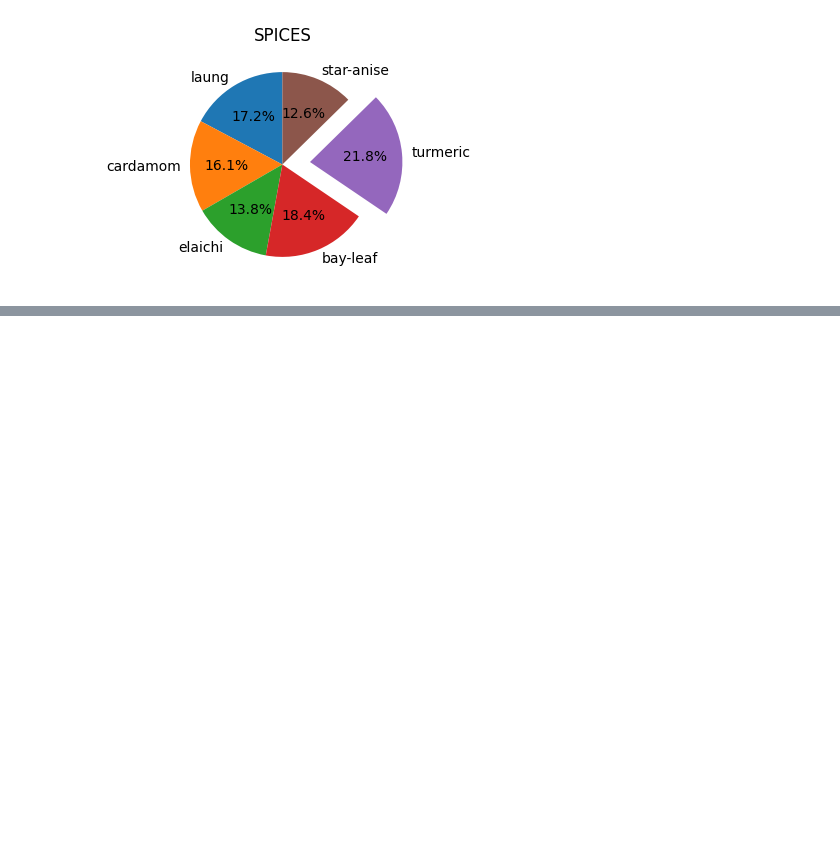
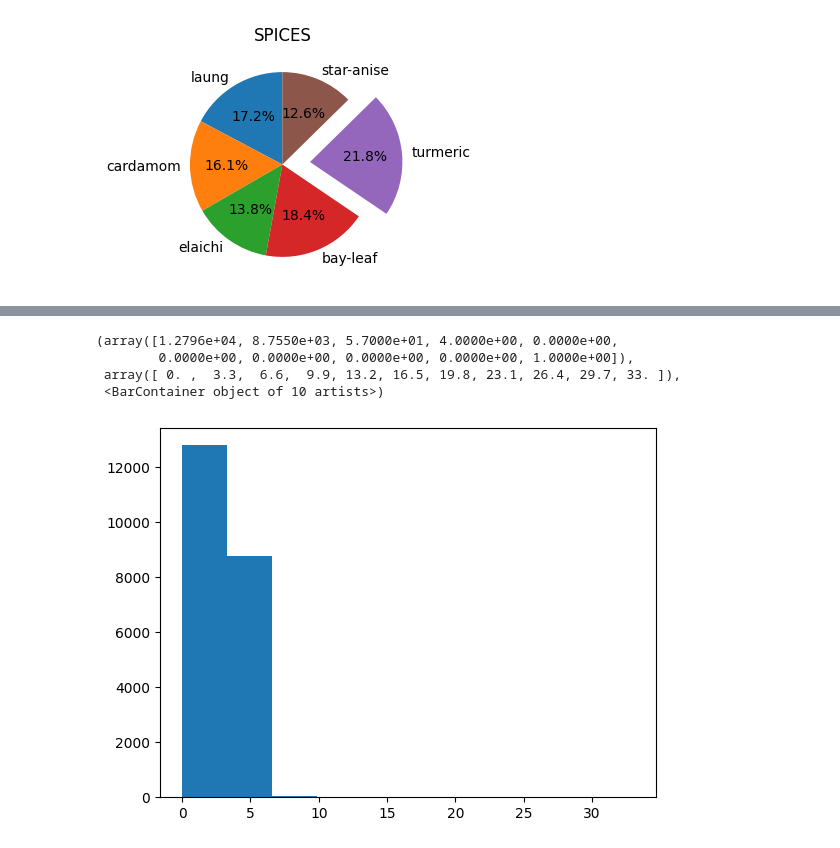
Before and after one commit to Nanditha-Prabhu/LearningDataSciencefund, a Jupyter notebook: matplotlib.ipynb, the cells around one changed output, grey strips where cells are left out. Cells and saved outputs as stored; diff of their text form; code cells hidden in the pictures; blank space fills up the shorter version.

```diff
--- a/matplotlib.ipynb
+++ b/matplotlib.ipynb
@@ -51,0 +86,9 @@ plt.show()
+# %%
+#histogram
+plt.hist(df['bedrooms'])
+# %% [output]
+(array([1.2796e+04, 8.7550e+03, 5.7000e+01, 4.0000e+00, 0.0000e+00,
+        0.0000e+00, 0.0000e+00, 0.0000e+00, 0.0000e+00, 1.0000e+00]),
+ array([ 0. ,  3.3,  6.6,  9.9, 13.2, 16.5, 19.8, 23.1, 26.4, 29.7, 33. ]),
+ <BarContainer object of 10 artists>)
+[figure, added]
```
Also changed, not shown: parts of 6 cells of this notebook, 1 other file.
